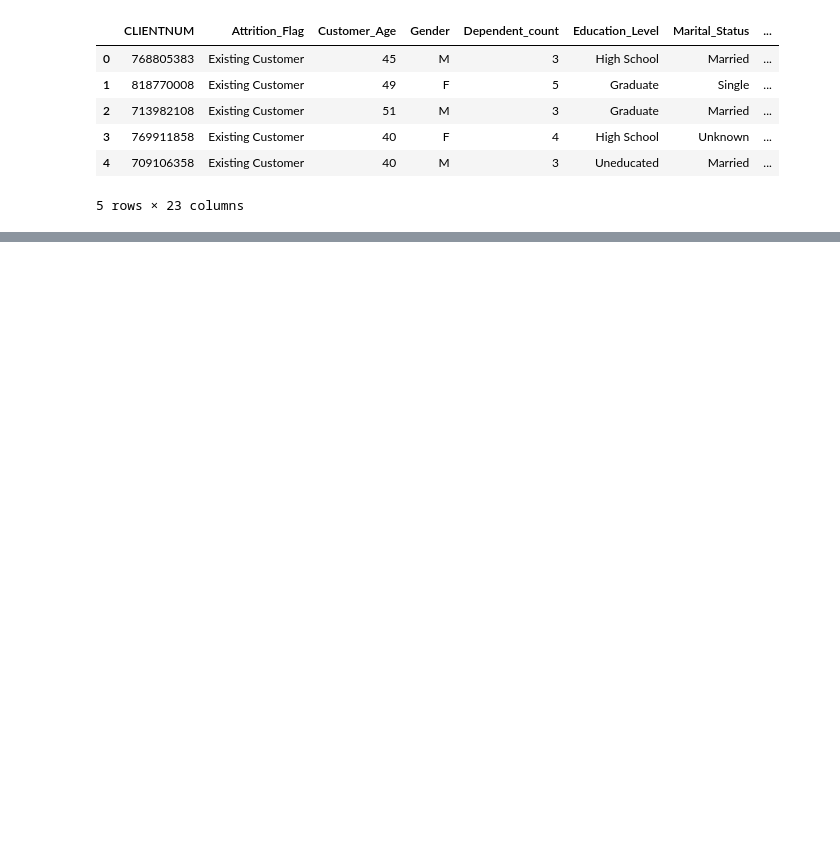
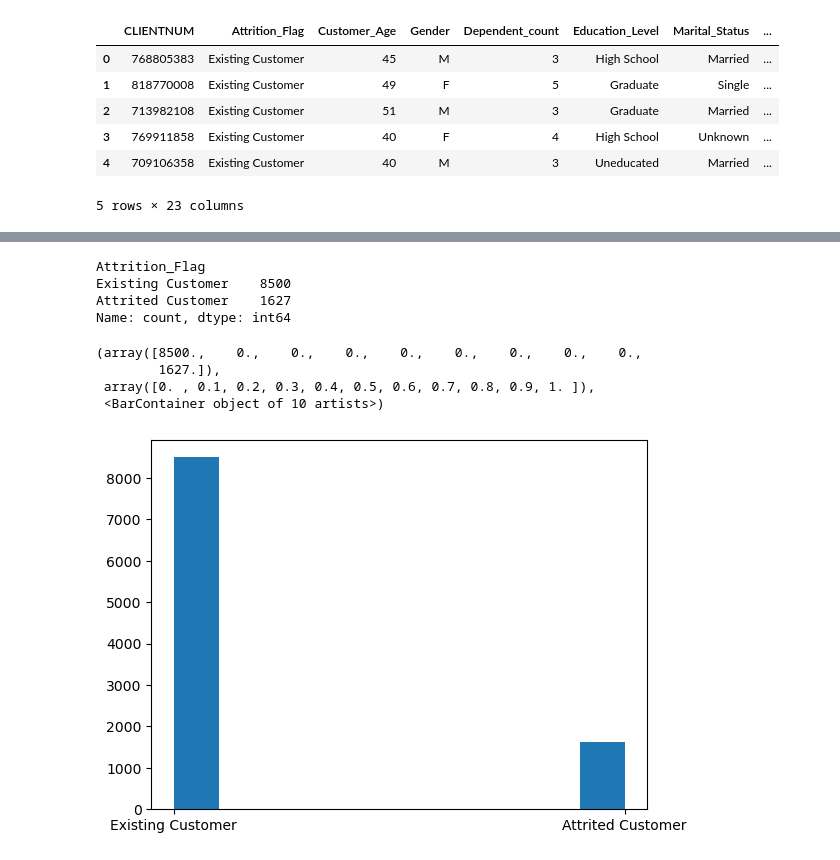
Before and after one commit to andmercado/Capstone-Project-Group-6, a Jupyter notebook: notebooks/eda_sandbox.ipynb, the cells around one changed output, grey strips where cells are left out. Cells and saved outputs as stored; diff of their text form; code cells hidden in the pictures; blank space fills up the shorter version.

```diff
--- a/notebooks/eda_sandbox.ipynb
+++ b/notebooks/eda_sandbox.ipynb
@@ -29,3 +33,4 @@ df.head()
 5 rows × 23 columns
 # %%
 df = df.drop(df.columns[-2:], axis=1)
+df = df.drop(["CLIENTNUM"], axis=1)
@@ -58,0 +76,15 @@ X = df.drop(["Attrition_Flag"], axis=1)
+# %%
+y.value_counts() # Note: imbalance within the target data, will need to be handled
+# %% [output]
+Attrition_Flag
+Existing Customer    8500
+Attrited Customer    1627
+Name: count, dtype: int64
+# %%
+plt.hist(y)
+# %% [output]
+(array([8500.,    0.,    0.,    0.,    0.,    0.,    0.,    0.,    0.,
+        1627.]),
+ array([0. , 0.1, 0.2, 0.3, 0.4, 0.5, 0.6, 0.7, 0.8, 0.9, 1. ]),
+ <BarContainer object of 10 artists>)
+[figure, added]
```
Also changed, not shown: parts of 9 cells of this notebook.
